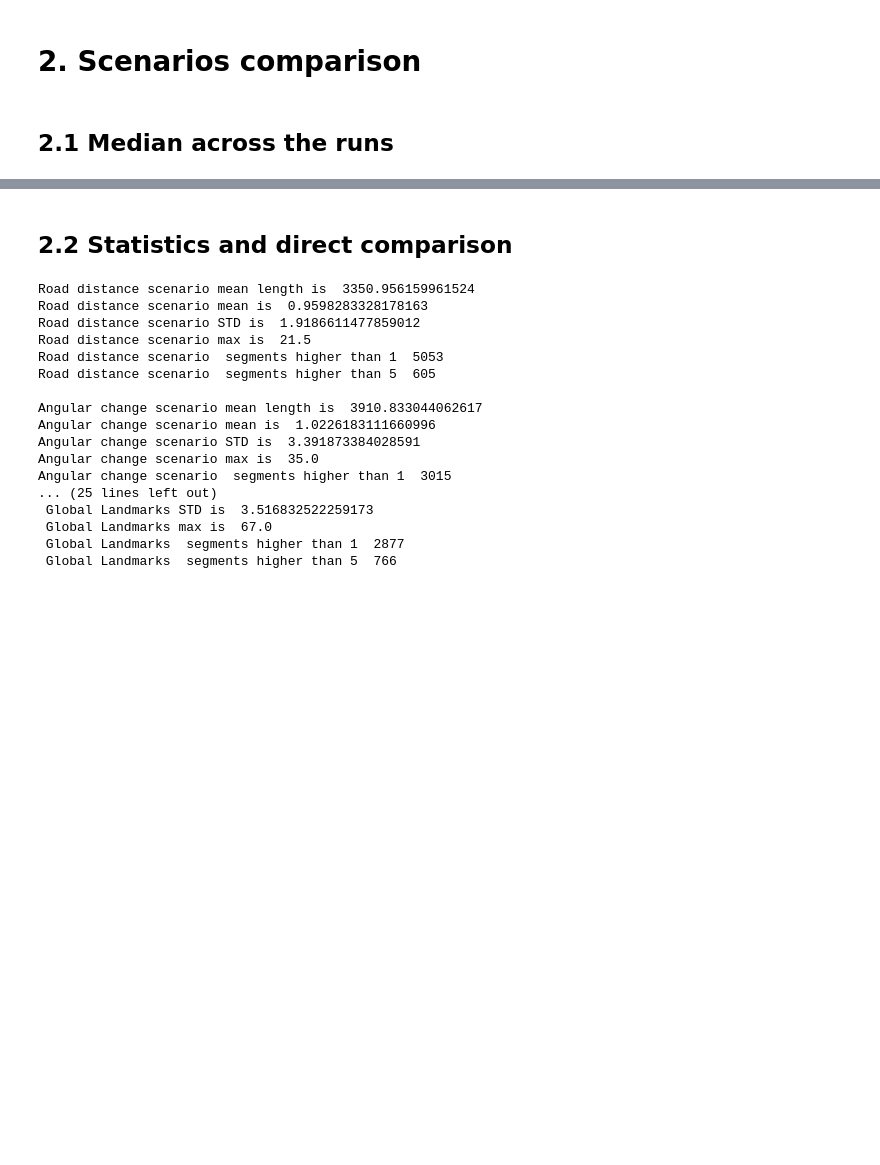
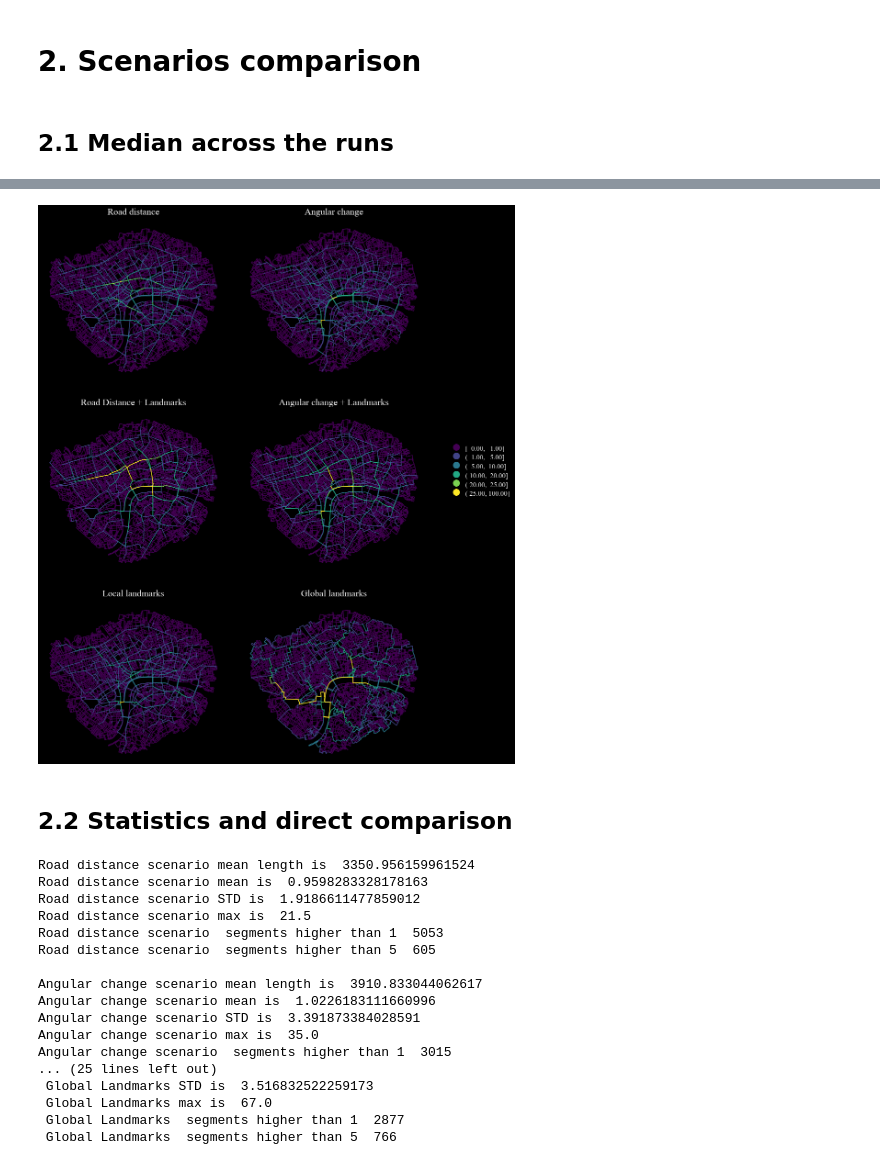
Before and after one commit to g-filomena/PedSimCity-Evaluation, a Jupyter notebook: Modelling_Landmarks_Evaluation - London.ipynb, the cells around one changed output, grey strips where cells are left out. Drawn from its saved outputs; the diff is of its cells as text; code cells hidden in the pictures; blank space fills up the shorter version.

```diff
--- a/Modelling_Landmarks_Evaluation - London.ipynb
+++ b/Modelling_Landmarks_Evaluation - London.ipynb
@@ -270,3 +255,12 @@ for n, model in enumerate(route_choice_models):
+# %%
+titles = ['Road distance', 'Angular change', 'Road Distance + Landmarks',
+          'Angular change + Landmarks', 'Local landmarks', 'Global landmarks']
+route_choice_models = ['RD', 'RL', 'AC','AL','LL','GL']
+bins = [1, 5, 10, 20, 25, 100]
+fig = ci.plot_gdf_grid(gdf = edges, columns = route_choice_models, titles = titles, black_background = True, fig_size = 15,
+                 scheme = 'User_Defined', legend = True, bins = bins, cmap = 'viridis', axis_frame = False, lw = 1.5)
+# %% [output]
+[figure, added]
 # %% [markdown]
 ## 2.2 Statistics and direct comparison
 # %%
```
Also changed, not shown: parts of 3 cells of this notebook.
